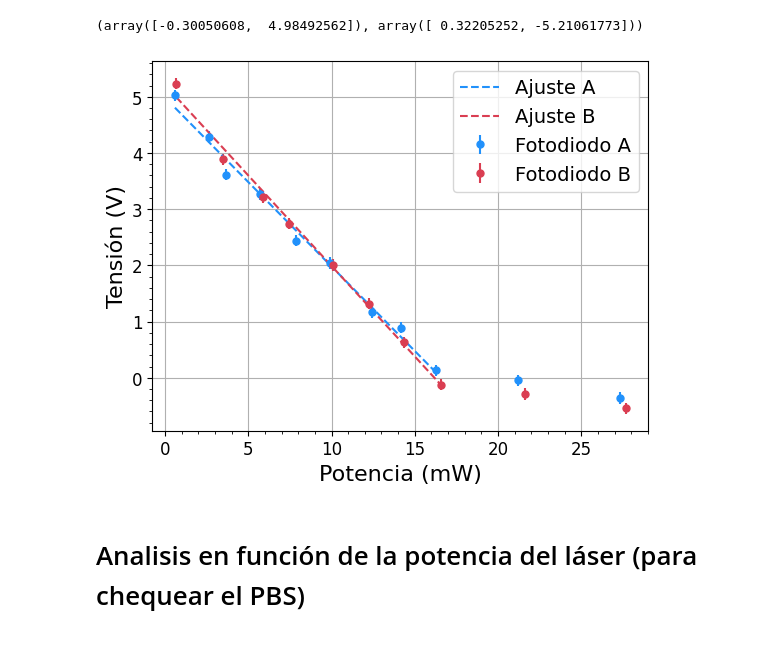
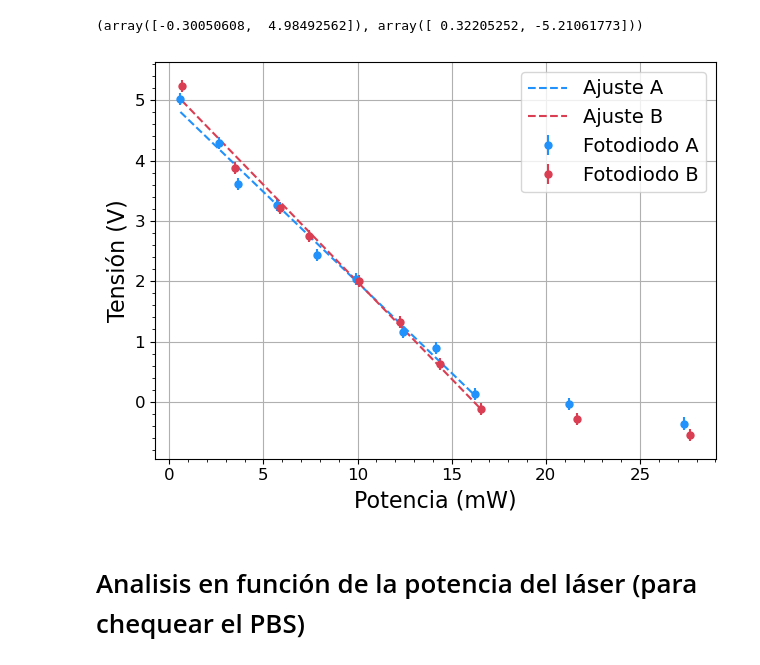
Before and after one commit to DelManuel/Magnetometro-optico, a Jupyter notebook: códigos/analisis_fotodetectores.ipynb, the cells around one changed output. Cells and saved outputs as stored; diff of their text form; code cells hidden in the pictures.

```diff
--- a/códigos/analisis_fotodetectores.ipynb
+++ b/códigos/analisis_fotodetectores.ipynb
@@ -220,18 +222,20 @@ popt_A, popt_B
 # %%
 plt.errorbar(POW_A,np.array(V_A), yerr = 0.1, fmt = ".", c = "#2191FB", label = "Fotodiodo A", ms = 10)
 plt.errorbar(POW_B,-np.array(V_B), yerr = 0.1, fmt =".", c = "#DA3E52", label = "Fotodiodo B", ms = 10)#"#00f7ff"
 
 plt.plot(POW_A_sort[:9], lineal(POW_A_sort[:9],*popt_A), c = "#2191FB", ls = "--", label = "Ajuste A")
 plt.plot(POW_B_sort[:8], -lineal(POW_B_sort[:8],*popt_B), c = "#DA3E52", ls = "--", label = "Ajuste B")
 
 
 plt.xlabel("Potencia (mW)")
 plt.ylabel("Tensión (V)")
 plt.legend(loc = "upper right", fontsize = 14)
 plt.tick_params(labelsize = 12)
+plt.tight_layout()
+# plt.savefig('../imagenes/Fotodetectores/responsitivity_fotodiodos.png')
 plt.show()
 # %% [output]
-[figure, old version]
+[figure, new version]
 # %% [markdown]
 # Analisis en función de la potencia del láser (para chequear el PBS)
 # %%
```
Also changed, not shown: parts of 5 cells of this notebook, 4 other files.
